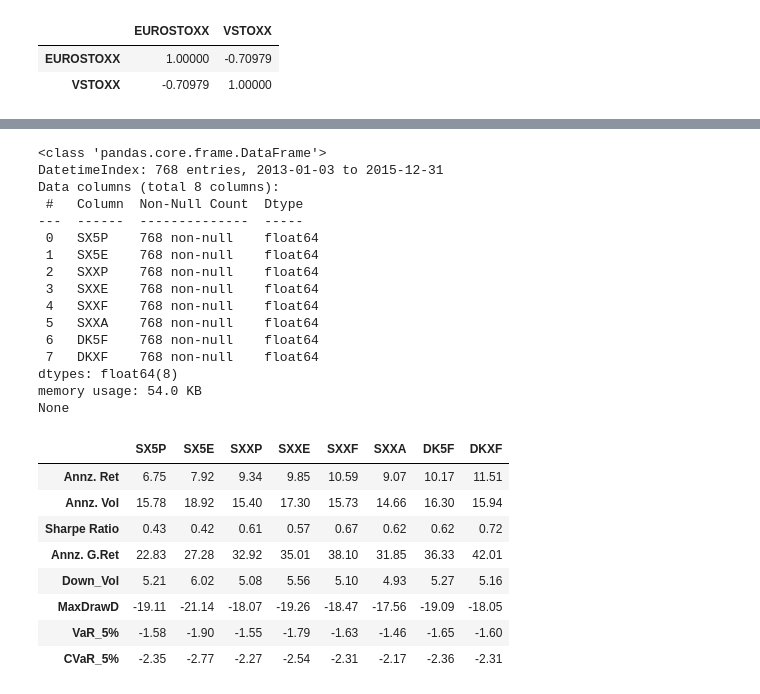
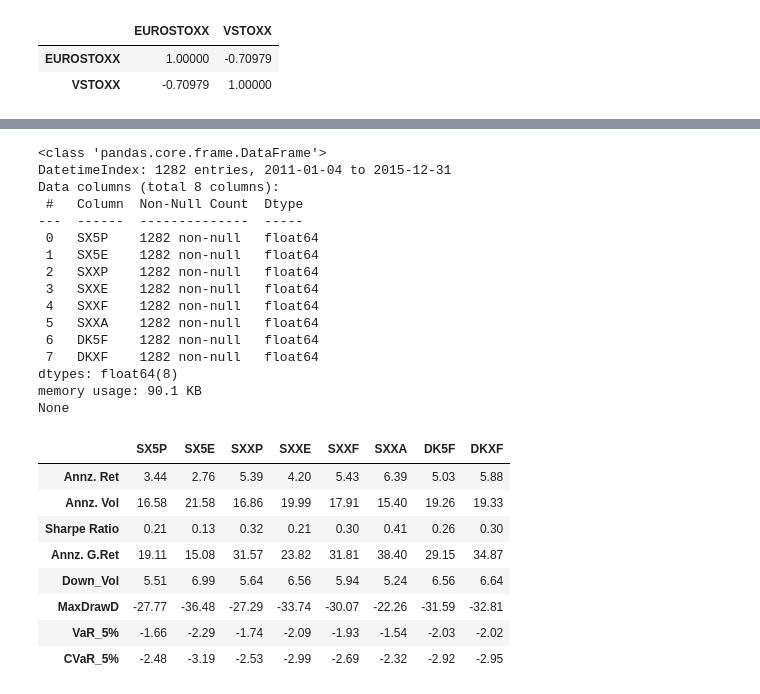
Before and after one commit to GildasTaliah/MeanVarianceOptimz, a Jupyter notebook: EuroIndicesAnalytics_01.ipynb, the cells around one changed output, grey strips where cells are left out. Saved outputs shown, nothing was run; the diff lists cells and outputs as text; code cells hidden in the pictures.

```diff
--- a/EuroIndicesAnalytics_01.ipynb
+++ b/EuroIndicesAnalytics_01.ipynb
@@ -704,34 +797,35 @@ def perf_metrics(port_ret: pd.DataFrame, sig: float=0.05) -> list[float]:
 
   return metrs
 # %%
-rets = stoxxeu600.loc['2013':'2015'].pct_change().dropna()
+data = stoxxeu600.loc['2011':'2015']
+rets = np.log(data / data.shift(1) ).dropna()
 print(rets.info())
 met_rets = rets.apply(perf_metrics)
 met_rets.index = ['Annz. Ret', 'Annz. Vol', 'Sharpe Ratio', 'Annz. G.Ret',   'Down_Vol', 'MaxDrawD', 'VaR_5%', 'CVaR_5%']
 met_rets.style.format(precision=2).background_gradient(cmap = 'summer', axis=1)
 # %% [output]
 <class 'pandas.core.frame.DataFrame'>
-DatetimeIndex: 768 entries, 2013-01-03 to 2015-12-31
+DatetimeIndex: 1282 entries, 2011-01-04 to 2015-12-31
 Data columns (total 8 columns):
  #   Column  Non-Null Count  Dtype
 ---  ------  --------------  -----
- 0   SX5P    768 non-null    float64
- 1   SX5E    768 non-null    float64
- 2   SXXP    768 non-null    float64
- 3   SXXE    768 non-null    float64
- 4   SXXF    768 non-null    float64
- 5   SXXA    768 non-null    float64
- 6   DK5F    768 non-null    float64
- 7   DKXF    768 non-null    float64
+ 0   SX5P    1282 non-null   float64
+ 1   SX5E    1282 non-null   float64
+ 2   SXXP    1282 non-null   float64
+ 3   SXXE    1282 non-null   float64
+ 4   SXXF    1282 non-null   float64
+ 5   SXXA    1282 non-null   float64
+ 6   DK5F    1282 non-null   float64
+ 7   DKXF    1282 non-null   float64
 dtypes: float64(8)
-memory usage: 54.0 KB
+memory usage: 90.1 KB
 None
 |  | SX5P | SX5E | SXXP | SXXE | SXXF | SXXA | DK5F | DKXF |
-| Annz. Ret | 6.75 | 7.92 | 9.34 | 9.85 | 10.59 | 9.07 | 10.17 | 11.51 |
-| Annz. Vol | 15.78 | 18.92 | 15.40 | 17.30 | 15.73 | 14.66 | 16.30 | 15.94 |
-| Sharpe Ratio | 0.43 | 0.42 | 0.61 | 0.57 | 0.67 | 0.62 | 0.62 | 0.72 |
-| Annz. G.Ret | 22.83 | 27.28 | 32.92 | 35.01 | 38.10 | 31.85 | 36.33 | 42.01 |
-| Down_Vol | 5.21 | 6.02 | 5.08 | 5.56 | 5.10 | 4.93 | 5.27 | 5.16 |
-| MaxDrawD | -19.11 | -21.14 | -18.07 | -19.26 | -18.47 | -17.56 | -19.09 | -18.05 |
-| VaR_5% | -1.58 | -1.90 | -1.55 | -1.79 | -1.63 | -1.46 | -1.65 | -1.60 |
-| CVaR_5% | -2.35 | -2.77 | -2.27 | -2.54 | -2.31 | -2.17 | -2.36 | -2.31 |
+| Annz. Ret | 3.44 | 2.76 | 5.39 | 4.20 | 5.43 | 6.39 | 5.03 | 5.88 |
+| Annz. Vol | 16.58 | 21.58 | 16.86 | 19.99 | 17.91 | 15.40 | 19.26 | 19.33 |
+| Sharpe Ratio | 0.21 | 0.13 | 0.32 | 0.21 | 0.30 | 0.41 | 0.26 | 0.30 |
+| Annz. G.Ret | 19.11 | 15.08 | 31.57 | 23.82 | 31.81 | 38.40 | 29.15 | 34.87 |
+| Down_Vol | 5.51 | 6.99 | 5.64 | 6.56 | 5.94 | 5.24 | 6.56 | 6.64 |
+| MaxDrawD | -27.77 | -36.48 | -27.29 | -33.74 | -30.07 | -22.26 | -31.59 | -32.81 |
+| VaR_5% | -1.66 | -2.29 | -1.74 | -2.09 | -1.93 | -1.54 | -2.03 | -2.02 |
+| CVaR_5% | -2.48 | -3.19 | -2.53 | -2.99 | -2.69 | -2.32 | -2.92 | -2.95 |
```
Also changed, not shown: parts of 50 cells of this notebook.
